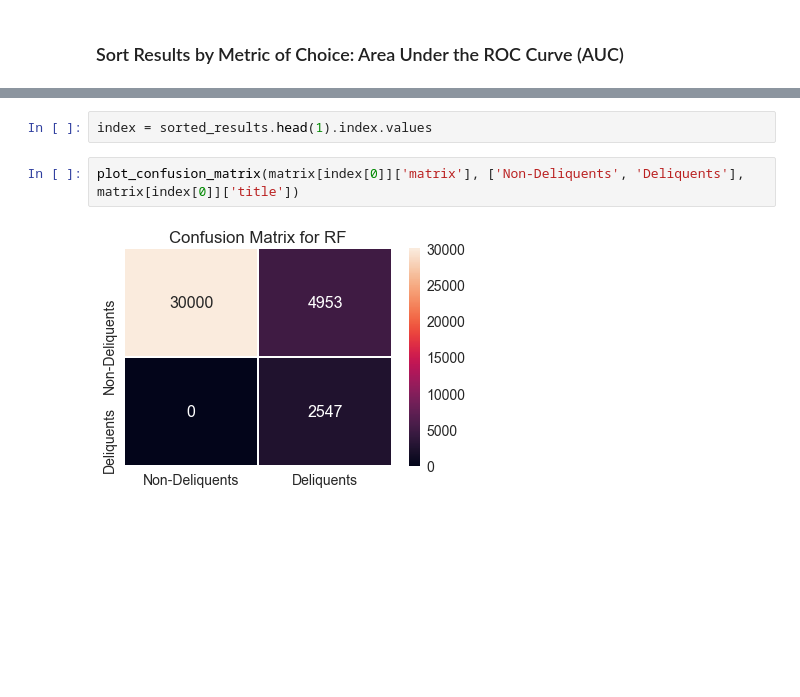
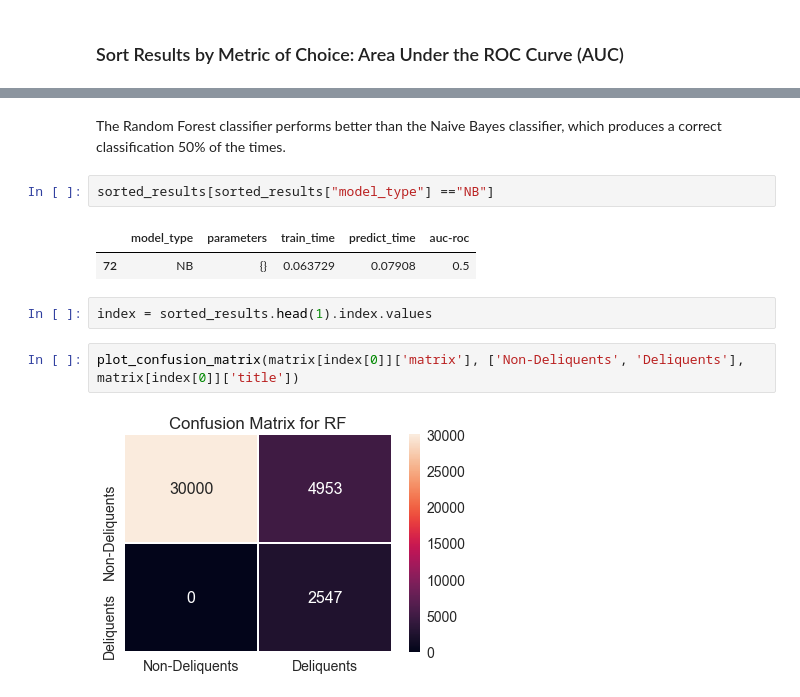
Before and after one commit to ju-arroyom/ML-Pub-Policy, a Jupyter notebook: hw3/ML-New.ipynb, the cells around one changed output, grey strips where cells are left out. Drawn from its saved outputs; the diff is of its cells as text; blank space fills up the shorter version.

```diff
--- a/hw3/ML-New.ipynb
+++ b/hw3/ML-New.ipynb
@@ -343,3 +365,10 @@ sorted_results[['model_type', 'parameters','train_time','predict_time','auc-roc'
+# %% [markdown]
+The Random Forest classifier performs better than the Naive Bayes classifier, which produces a correct classification 50% of the times.
+# %%
+sorted_results[sorted_results["model_type"] =="NB"]
+# %% [output]
+|  | model_type | parameters | train_time | predict_time | auc-roc |
+| 72 | NB | {} | 0.063729 | 0.07908 | 0.5 |
 # %%
 index = sorted_results.head(1).index.values
 # %%
```
Also changed, not shown: parts of 11 cells of this notebook, 1 other file.
